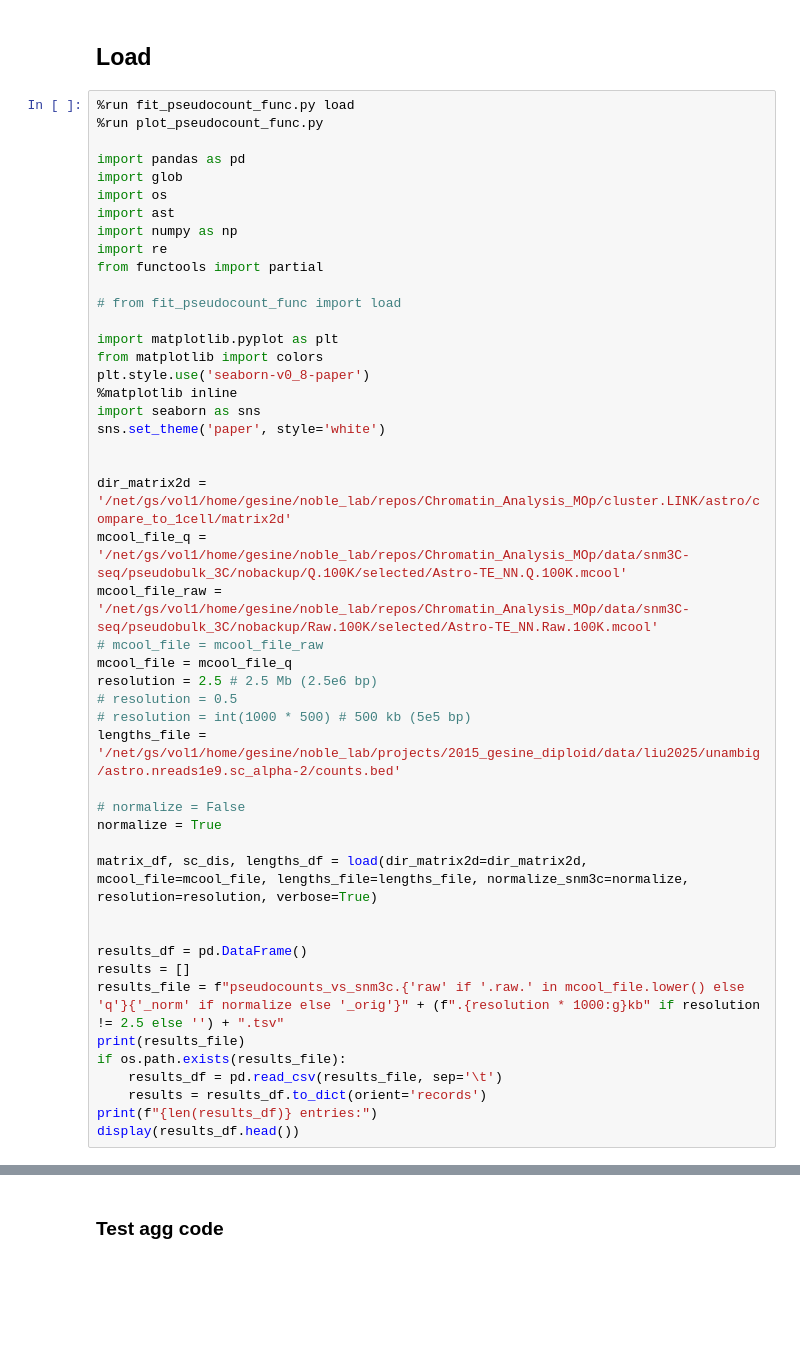
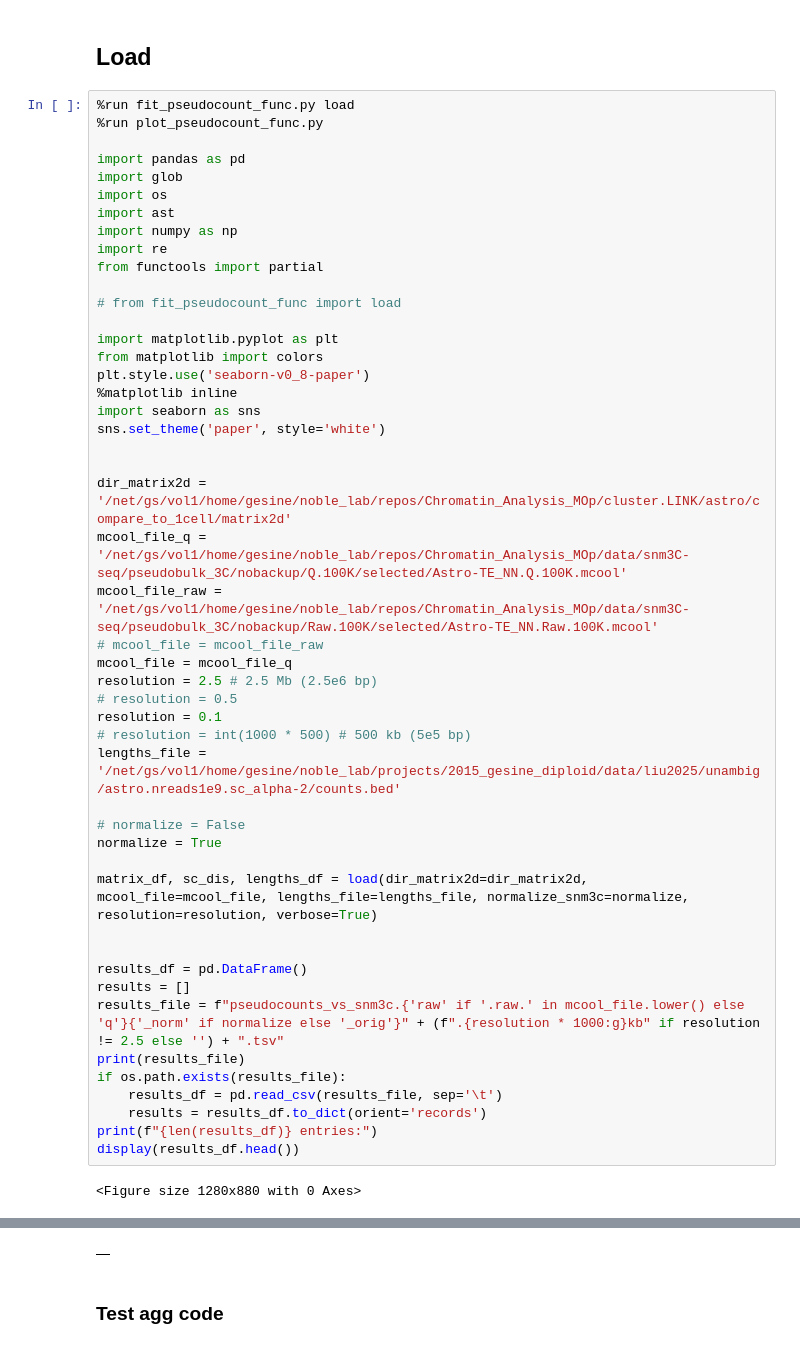
Before and after one commit to gesinecauer/Chromatin_Analysis_MOp, a Jupyter notebook: jupyter/snm3C-seq.ipynb, the cells around one changed output, grey strips where cells are left out. Saved outputs shown, nothing was run; the diff lists cells and outputs as text; blank space fills up the shorter version.

```diff
--- a/jupyter/snm3C-seq.ipynb
+++ b/jupyter/snm3C-seq.ipynb
@@ -170,6 +170,7 @@ mcool_file_raw = '/net/gs/vol1/home/gesine/noble_lab/repos/Chromatin_Analysis_MO
 mcool_file = mcool_file_q
 resolution = 2.5 # 2.5 Mb (2.5e6 bp)
 # resolution = 0.5
+resolution = 0.1
 # resolution = int(1000 * 500) # 500 kb (5e5 bp)
 lengths_file = '/net/gs/vol1/home/gesine/noble_lab/projects/2015_gesine_diploid/data/liu2025/unambig/astro.nreads1e9.sc_alpha-2/counts.bed'
 
@@ -188,3 +189,5 @@ if os.path.exists(results_file):
     results = results_df.to_dict(orient='records')
 print(f"{len(results_df)} entries:")
 display(results_df.head())
+# %% [output]
+<Figure size 1280x880 with 0 Axes>
@@ -191,3 +199,4 @@ display(results_df.head())
+|  |
 # %% [markdown]
 ### Test agg code
 # %%
```
Also changed, not shown: parts of 8 cells of this notebook, 2 other files.
